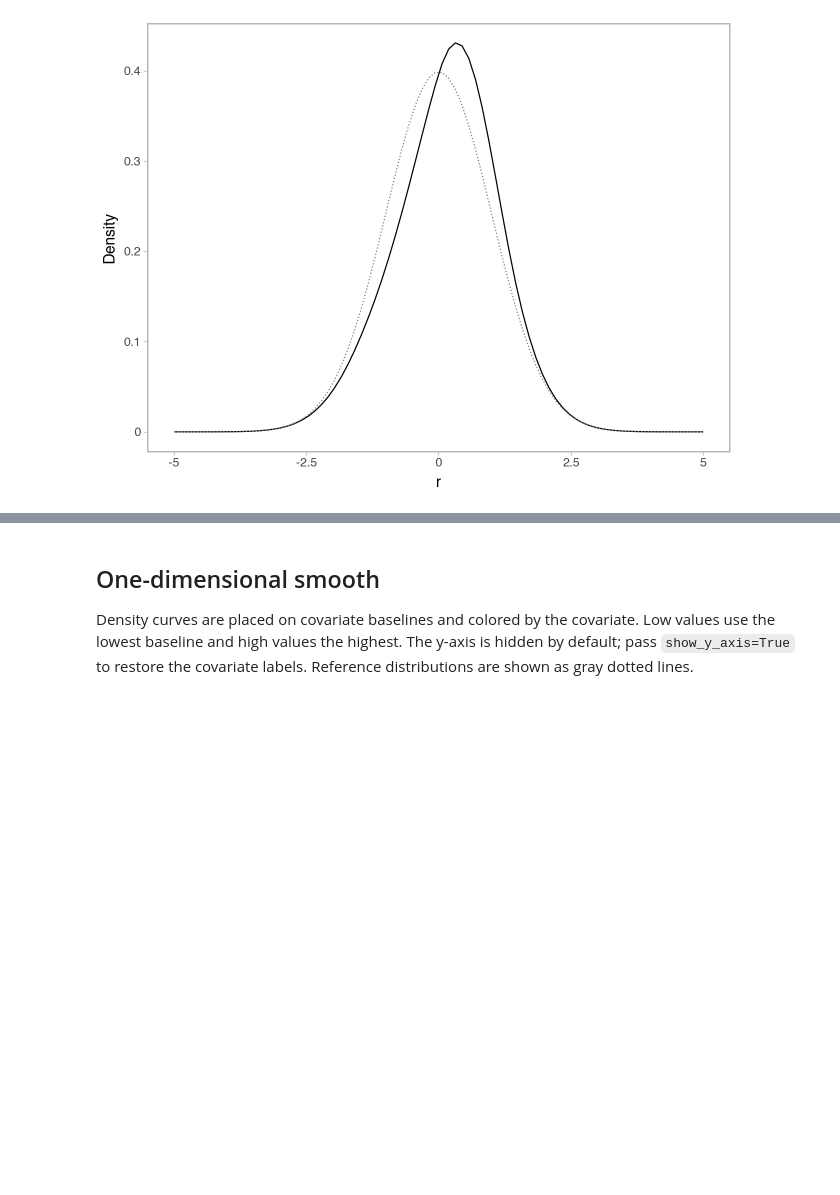
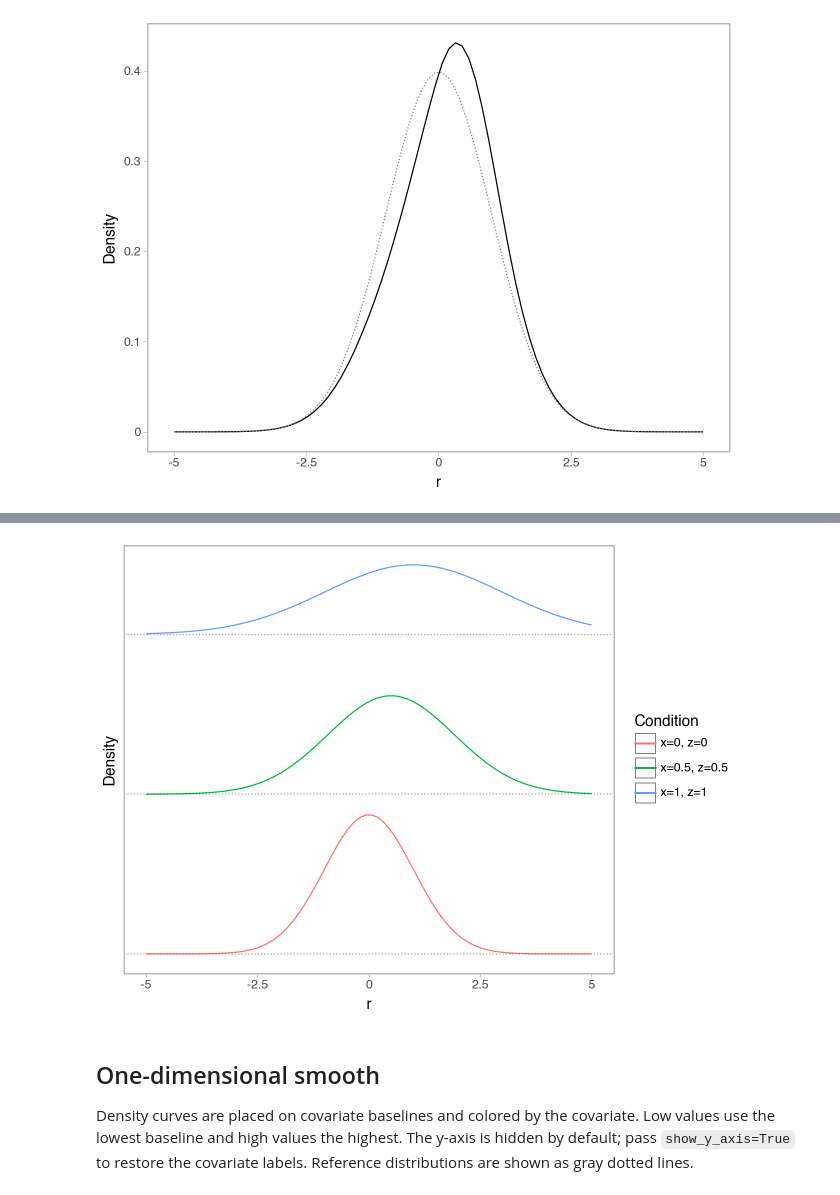
Before and after one commit to liesel-devs/liesel-ptm, a Jupyter notebook: demo/term-distribution-plots.ipynb, the cells around one changed output, grey strips where cells are left out. Saved outputs shown, nothing was run; the diff lists cells and outputs as text; code cells hidden in the pictures; blank space fills up the shorter version.

Commit message:
add plot functionality

```diff
--- a/demo/term-distribution-plots.ipynb
+++ b/demo/term-distribution-plots.ipynb
@@ -57,3 +61,53 @@ ptm.plot_intercept_dist(
+# %%
+x = lsl.Var.new_obs(jnp.array([0.0, 1.0]), name="x")
+z = lsl.Var.new_obs(jnp.array([0.0, 1.0]), name="z")
+loc_coef = lsl.Var.new_param(1.0, name="loc_coef")
+scale_coef = lsl.Var.new_param(jnp.log(2.0), name="scale_coef")
+loc = lsl.Var.new_calc(
+    lambda x, coef: x * coef,
+    x,
+    loc_coef,
+    name="loc",
+)
+scale = lsl.Var.new_calc(
+    lambda z, coef: jnp.exp(z * coef),
+    z,
+    scale_coef,
+    name="scale",
+)
+shape = lsl.Var.new_param(jnp.zeros(4), name="shape")
+response = lsl.Var.new_obs(
+    jnp.zeros(2),
+    lsl.Dist(
+        dist,
+        coef=shape,
+        loc=loc,
+        scale=scale,
+    ),
+    name="response",
+)
+model = lsl.Model([response])
+samples = {
+    shape.name: jnp.zeros((1, 1, 4)),
+    loc_coef.name: jnp.ones((1, 1)),
+    scale_coef.name: jnp.full((1, 1), jnp.log(2.0)),
+}
+
+ptm.plot_conditional_dist(
+    response,
+    samples,
+    newdata=[
+        {"x": 0.0, "z": 0.0},
+        {"x": 0.5, "z": 0.5},
+        {"x": 1.0, "z": 1.0},
+    ],
+    rgrid=jnp.linspace(-5.0, 5.0, 80),
+    include_loc=True,
+    include_scale=True,
+    ci_quantiles=None,
+)
+# %% [output]
+[figure, added]
 # %% [markdown]
 ## One-dimensional smooth
 
```
Also changed, not shown: parts of 3 cells of this notebook, 7 other files.
